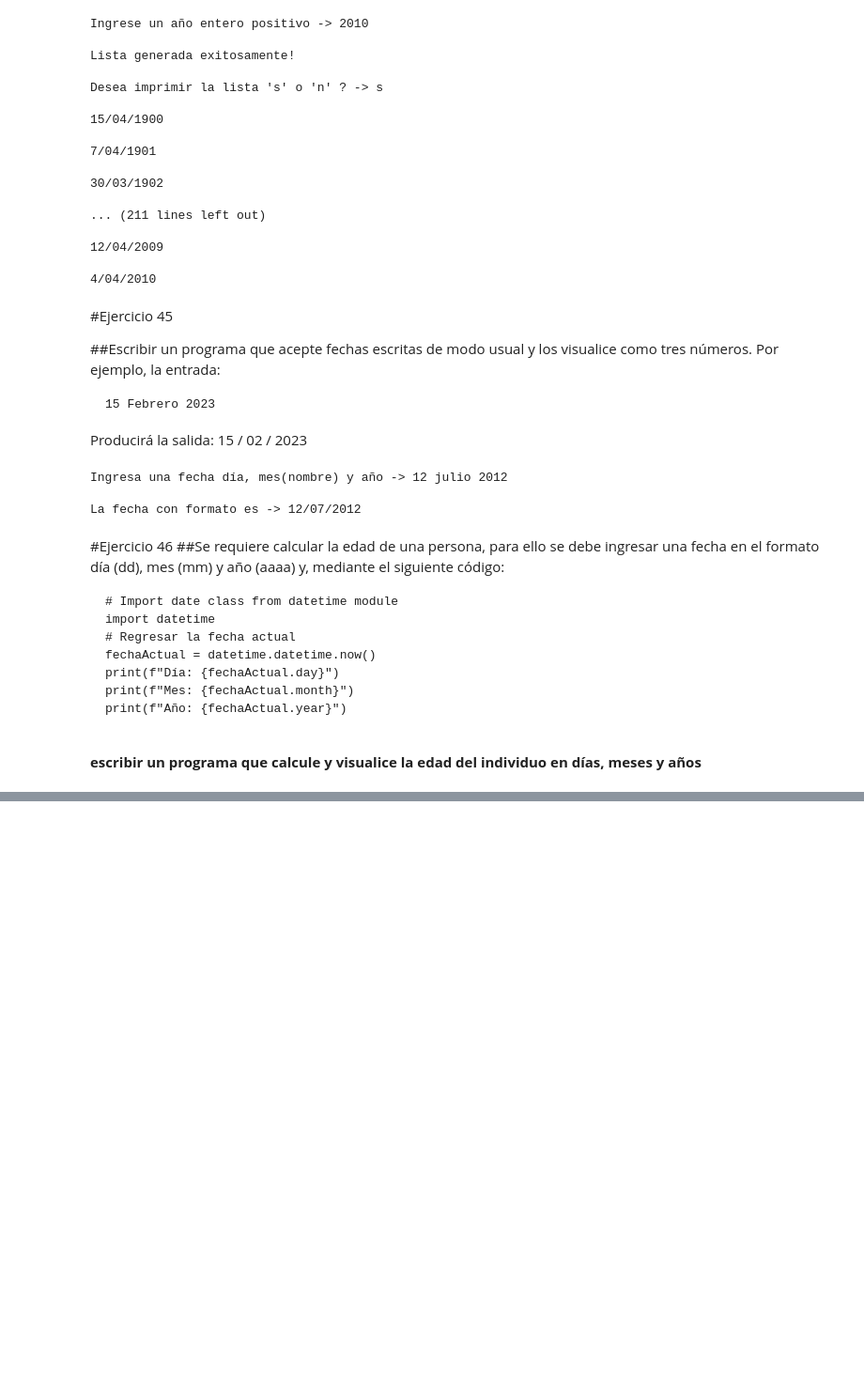
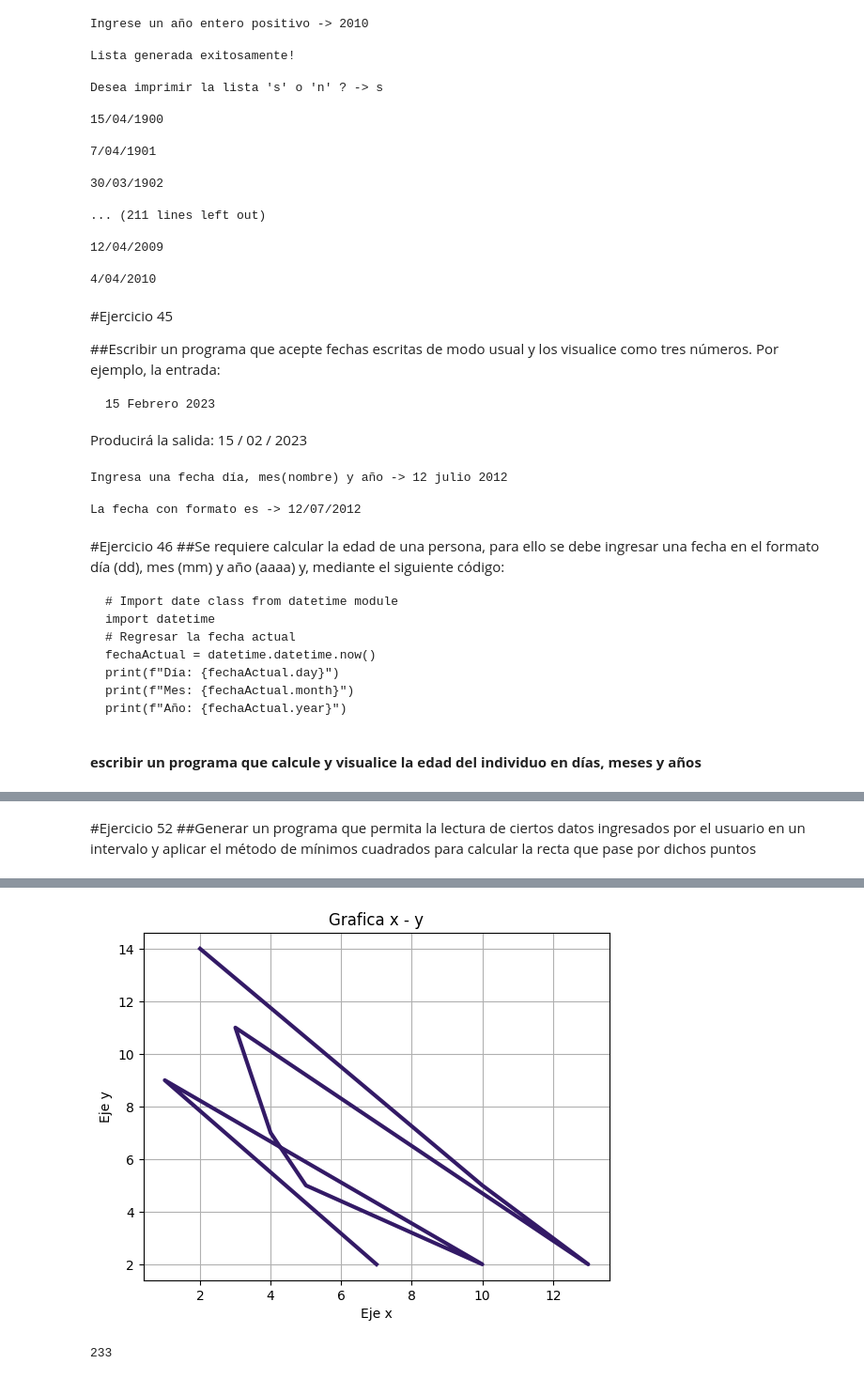
Before and after one commit to Diego-Delgadillo/Diego-Delgadillo, a Jupyter notebook: TAREA02a_DIEGO_RICARDO_DELGADILLO_GOMEZ.ipynb, the cells around one changed output, grey strips where cells are left out. Shown at 94% size. Cells and saved outputs as stored; diff of their text form; code cells hidden in the pictures; blank space fills up the shorter version.

```diff
--- a/TAREA02a_DIEGO_RICARDO_DELGADILLO_GOMEZ.ipynb
+++ b/TAREA02a_DIEGO_RICARDO_DELGADILLO_GOMEZ.ipynb
@@ -357,0 +754,74 @@ def fechaPersona():
+# %% [markdown]
+#Ejercicio 52
+##Generar un programa que permita la lectura de ciertos datos ingresados por el usuario en un intervalo y aplicar el método de mínimos cuadrados para calcular la recta que pase por dichos puntos
+# %%
+#importo libreria
+import numpy as np
+import matplotlib.pyplot as plt
+
+#funcion para ingresar pares de datos
+def filtroNumero():
+  while True:
+    try:
+      n = int(input(f"\x1b[34mIngrese la cantidad de pares de datos -> \x1b[0m"))
+      if(n < 0): print(f"\n\x1b[31mIngresa un entero positivo\x1b[0m\n"); continue
+      break
+
+    except ValueError:
+      print(f"\n\x1b[31mIngresa una entrada válida\x1b[0m\n")
+
+  return n
+
+def ingresoDatos(n):
+    #declaro listas
+    x = []; y = []
+
+    print("\n")
+    #ingreso de datos
+    for i in range(n):
+      x.append(float(input(f"\x1b[33mIngrese el valor {i+1} de 'x' -> \x1b[0m")))
+
+    print("\n")
+
+    for i in range(n):
+      y.append(float(input(f"\x1b[32mIngrese el valor {i+1} de 'y' -> \x1b[0m")))
+
+    return x,y
+
+#funcion para minimos cuadrados
+def minimosCuadrados(x,y):
+  #sabemos que esta dada por y = m*x+b
+
+  #convertimos a vectores
+  x = np.array(x)
+  y = np.array(y)
+
+  denominator = (np.sum(x**2) - (np.sum(x)**2) / len(x))
+
+  # Check for zero division
+  if denominator == 0:
+    print("Error: All x values are the same. Cannot calculate the slope.")
+    return None, None  # Or handle the error differently
+
+  #calculamos pendiente:  m = sum(x*y) - sum(x)*sum(y) / n*sum(x^2) - abs(sum(x^2))
+  m = (((np.mean(x) * np.mean(y)) - np.mean(x * y)) / ((np.mean(x) * np.mean(x)) - np.mean(x * x)))
+  b = np.mean(y) - m * np.mean(x)
+  print(f"\n\x1b[36mLa ecuación de la recta es: y = \x1b[0m{m:.2f}x + {b:.2f}")
+
+  #graficamos
+  plt.plot(x, y, linewidth=3, color = (0.2, 0.1, 0.4))
+  # Título de la gráfica
+  plt.title("Grafica x - y")
+  # Título en el eje x
+  plt.xlabel('Eje x')
+  # Título en el eje y
+  plt.ylabel('Eje y')
+  # Rejilla
+  plt.grid()
+  # Finalmente, mostrar la gráfica
+  plt.show()
+
+
+x, y = ingresoDatos(filtroNumero())
+minimosCuadrados(x,y)
+# %% [output]
@@ -357,0 +845,5 @@ def fechaPersona():
+[figure, added]
+# %%
+233
+# %% [output]
+233
```
Also changed, not shown: parts of 13 cells of this notebook.
